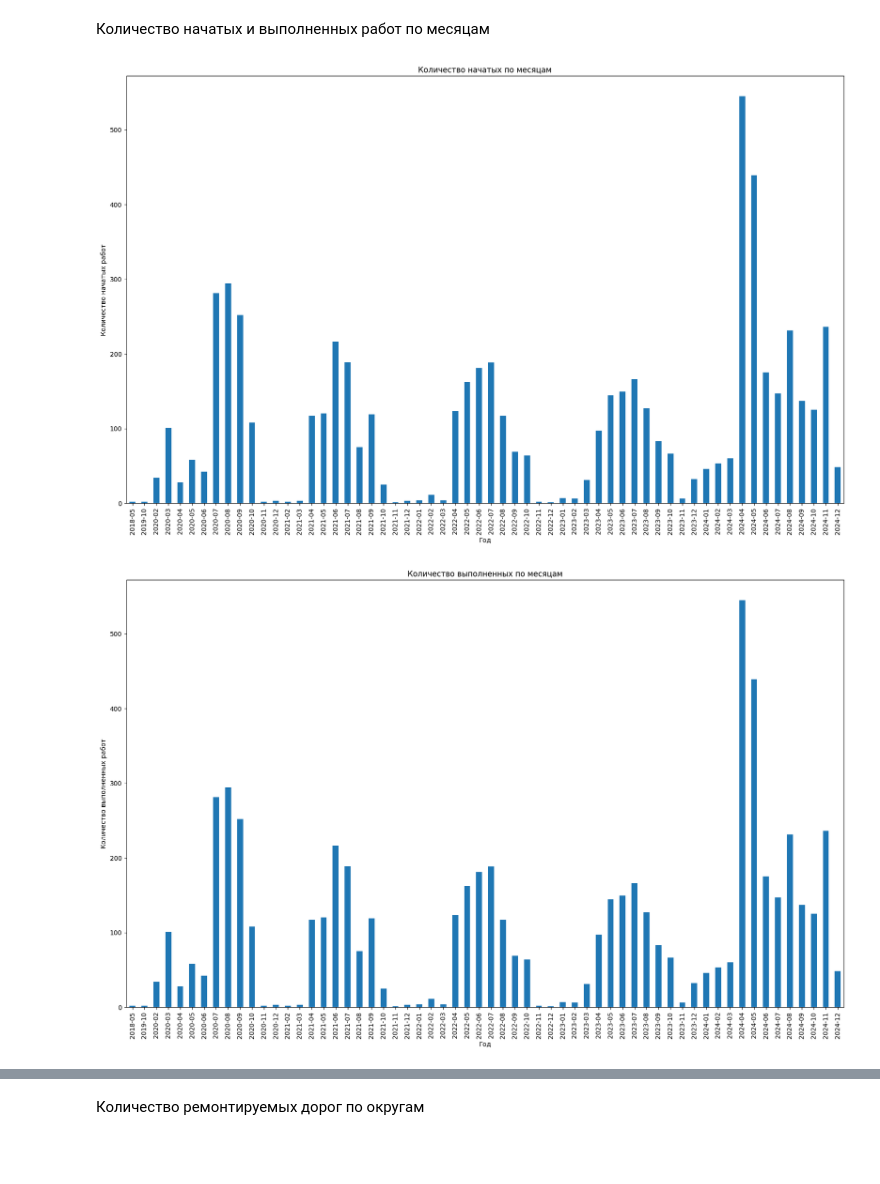
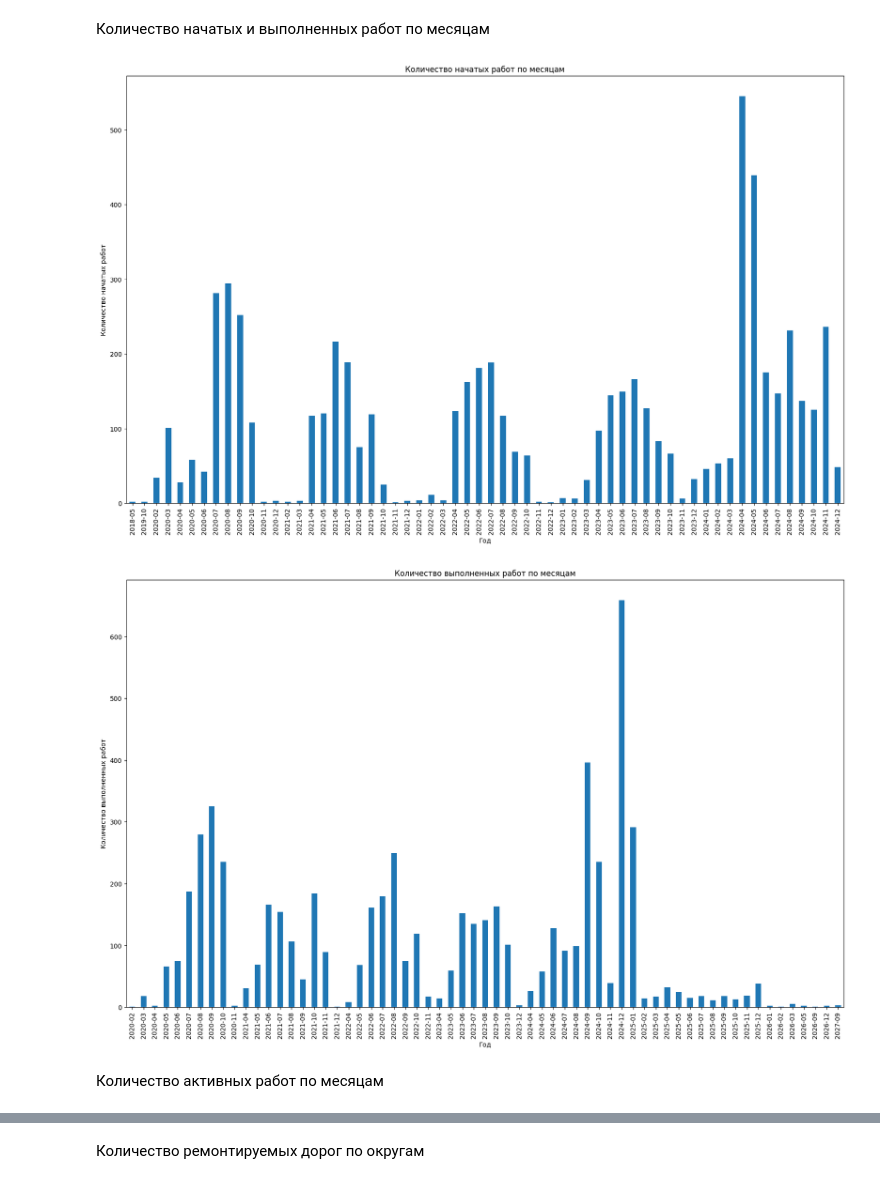
Before and after one commit to mrpetrakova2000/RoadWorksAnalyzer, a Jupyter notebook: notebooks/Analysis.ipynb, the cells around one changed output, grey strips where cells are left out. Cells and saved outputs as stored; diff of their text form; code cells hidden in the pictures; blank space fills up the shorter version.

```diff
--- a/notebooks/Analysis.ipynb
+++ b/notebooks/Analysis.ipynb
@@ -65,20 +60,22 @@ df['YearMonthActualBeginDate'] = pd.to_datetime(df['ActualBeginDate']).dt.strfti
 
 plt.figure(figsize=(20, 12))
 df['YearMonthActualBeginDate'].value_counts().sort_index().plot(kind='bar')
-plt.title('Количество начатых по месяцам')
+plt.title('Количество начатых работ по месяцам')
 plt.xlabel('Год')
 plt.ylabel('Количество начатых работ')
 plt.show()
 # %% [output]
-[figure, old version]
+[figure, new version]
 # %%
 df['YearMonthActualEndDate'] = pd.to_datetime(df['ActualEndDate']).dt.strftime('%Y-%m')
 
 plt.figure(figsize=(20, 12))
-df['YearMonthActualBeginDate'].value_counts().sort_index().plot(kind='bar')
-plt.title('Количество выполненных по месяцам')
+df['YearMonthActualEndDate'].value_counts().sort_index().plot(kind='bar')
+plt.title('Количество выполненных работ по месяцам')
 plt.xlabel('Год')
 plt.ylabel('Количество выполненных работ')
 plt.show()
 # %% [output]
-[figure, old version]
+[figure, new version]
+# %% [markdown]
+Количество активных работ по месяцам
```
Also changed, not shown: parts of 31 cells of this notebook, 4 other files.
